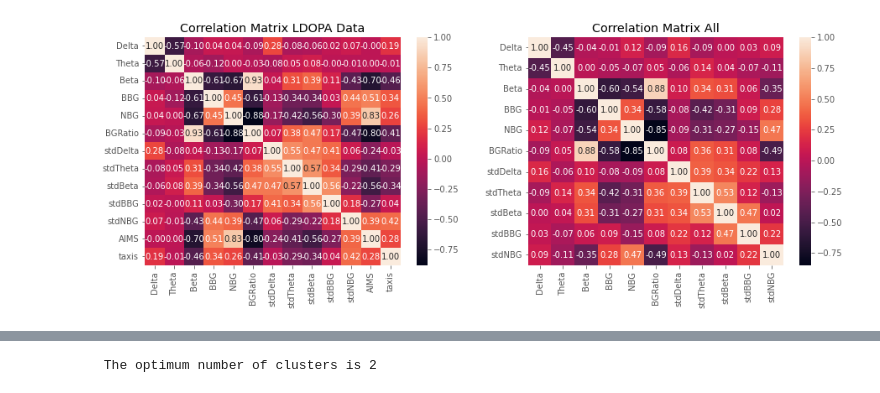
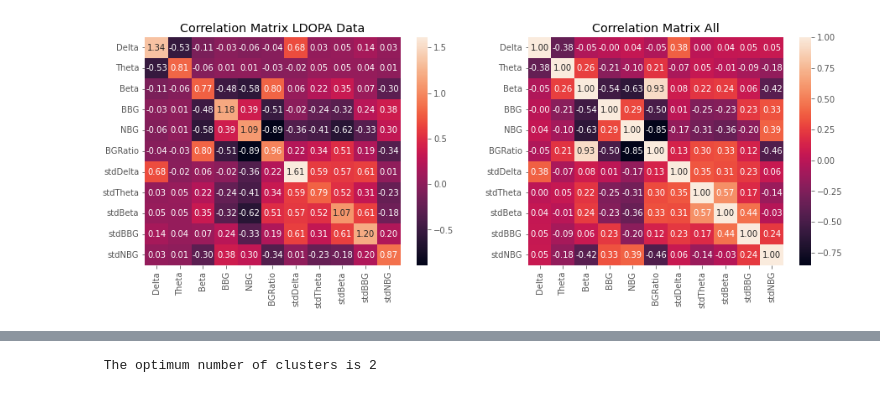
Before and after one commit to Barryjuait/Barryjuait, a Jupyter notebook: Personal Projects/DyskStates.ipynb, the cells around one changed output, grey strips where cells are left out. Cells and saved outputs as stored; diff of their text form; code cells hidden in the pictures.

```diff
--- a/Personal Projects/DyskStates.ipynb
+++ b/Personal Projects/DyskStates.ipynb
@@ -72,28 +72,28 @@ X_data.describe()
 # %%
 from sklearn.preprocessing import StandardScaler
 dummy = X_data.copy();
 normX = StandardScaler().fit_transform(dummy);
 
 LDX =  normX[Drug == 'VEH+L-DOPA'];
 dfLD = pd.DataFrame(LDX, columns = cols);
+
+fig, ax = plt.subplots(1,2,figsize = (15,5))
+c_matrix = pd.DataFrame.cov(dfLD)
+sns.heatmap(c_matrix, annot=True, fmt='.2f', ax = ax[0]);
+ax[0].set_title('Correlation Matrix LDOPA Data')
+
+df = pd.DataFrame(normX, columns = cols);
+c_matrix = pd.DataFrame.cov(df)
+sns.heatmap(c_matrix, annot=True, fmt='.2f', ax = ax[1]);
+ax[1].set_title('Correlation Matrix All')
+plt.show()
+
 dfLD['Drug'] = Drug[Drug == 'VEH+L-DOPA'];
 dfLD['AIMS'] = Aims[Drug == 'VEH+L-DOPA'];
 dfLD['taxis'] = taxis[Drug == 'VEH+L-DOPA'];
 dfLD['RecID'] = RecID[Drug == 'VEH+L-DOPA'];
-
-
-fig, ax = plt.subplots(1,2,figsize = (15,5))
-c_matrix = pd.DataFrame.corr(dfLD)
-sns.heatmap(c_matrix, annot=True, fmt='.2f', ax = ax[0]);
-ax[0].set_title('Correlation Matrix LDOPA Data')
-
-df = pd.DataFrame(normX, columns = cols);
-c_matrix = pd.DataFrame.corr(df)
-sns.heatmap(c_matrix, annot=True, fmt='.2f', ax = ax[1]);
-ax[1].set_title('Correlation Matrix All')
-plt.show()
 # %% [output]
-[figure, old version]
+[figure, new version]
 # %%
 fig, ax = plt.subplots(2,1,figsize = (10,10))
 
```
Also changed, not shown: parts of 5 cells of this notebook, 2 other files.
